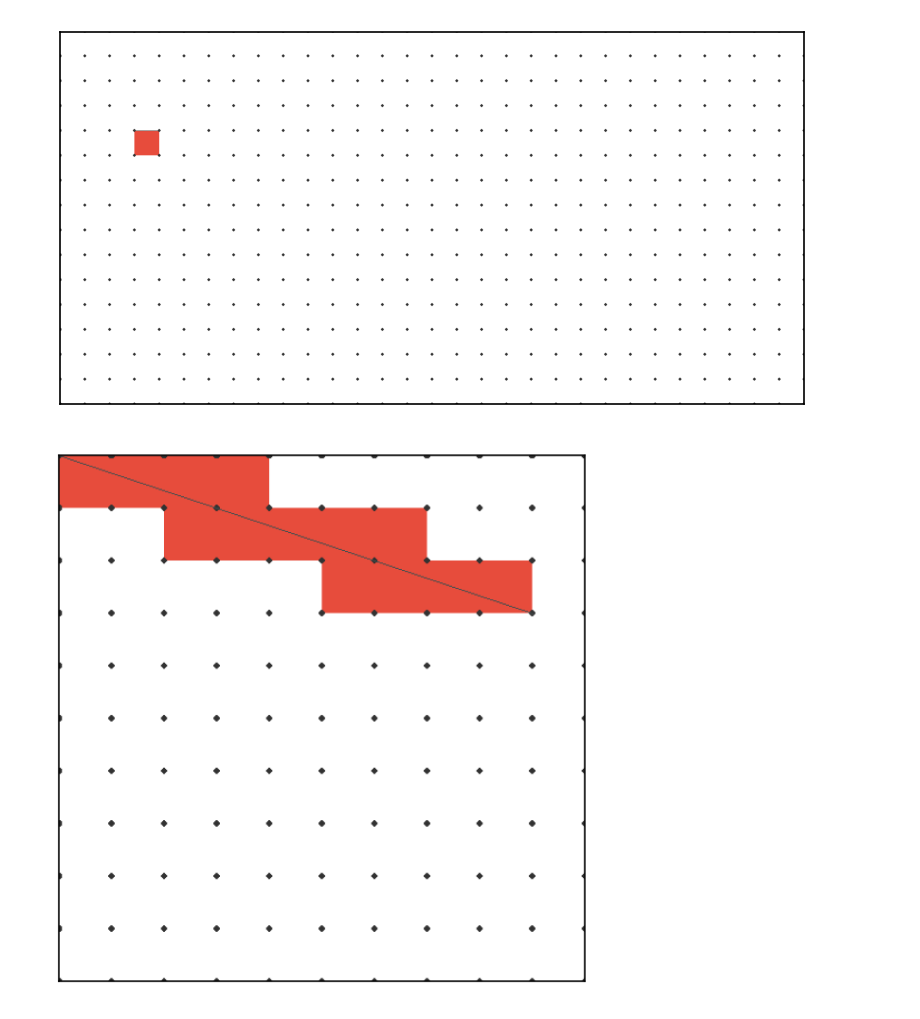
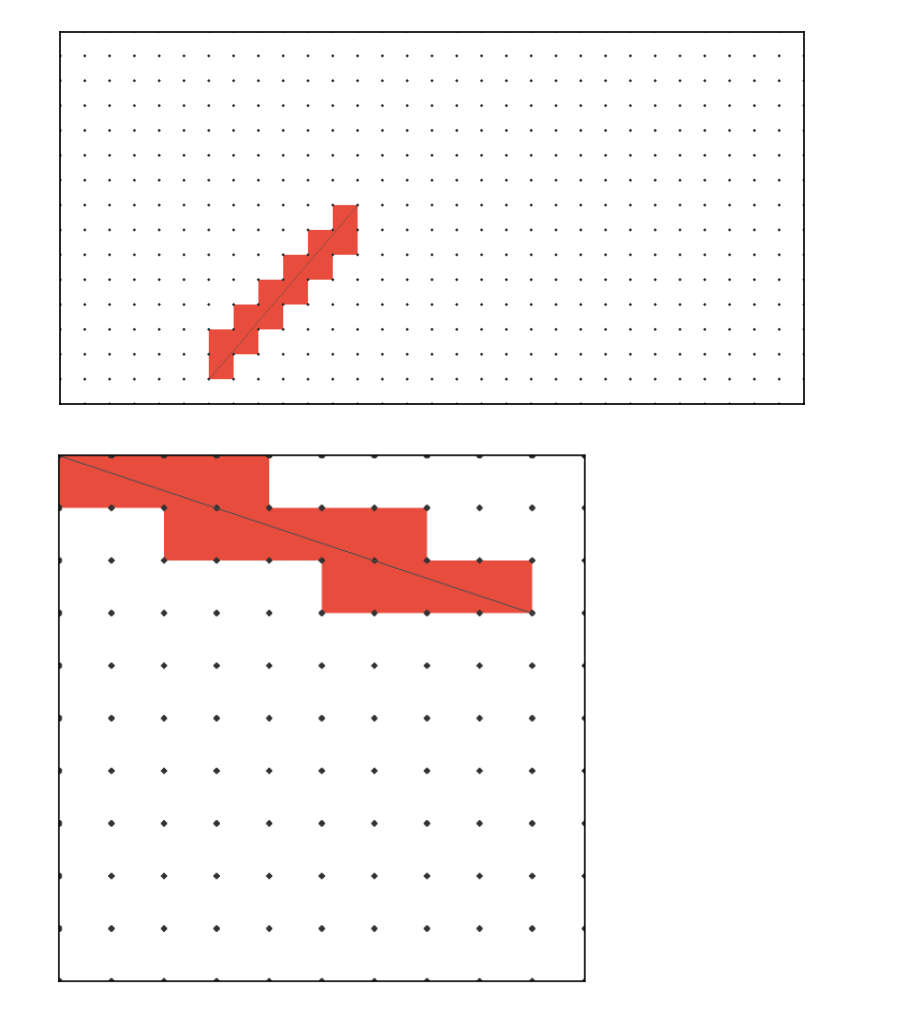
Before and after one commit to machine-solution/heuristic_search_any_angle, a Jupyter notebook: theta/src/theta.ipynb, the cells around one changed output. Cells and saved outputs as stored; diff of their text form; code cells hidden in the pictures.

```diff
--- a/theta/src/theta.ipynb
+++ b/theta/src/theta.ipynb
@@ -95,9 +95,9 @@ def draw_intersect(width, height, i1, j1, i2, j2):
     plt.imshow(np.asarray(im))
     plt.show()
 # %%
-draw_intersect(30, 15, 4, 4, 4, 3)
+draw_intersect(30, 15, 14, 6, 7, 12)
 # %% [output]
-[figure, old version]
+[figure, new version]
 # %%
 draw_intersect(10, 10, 0, 0, 3, 9)
 # %% [output]
```
Also changed, not shown: parts of 15 cells of this notebook.
